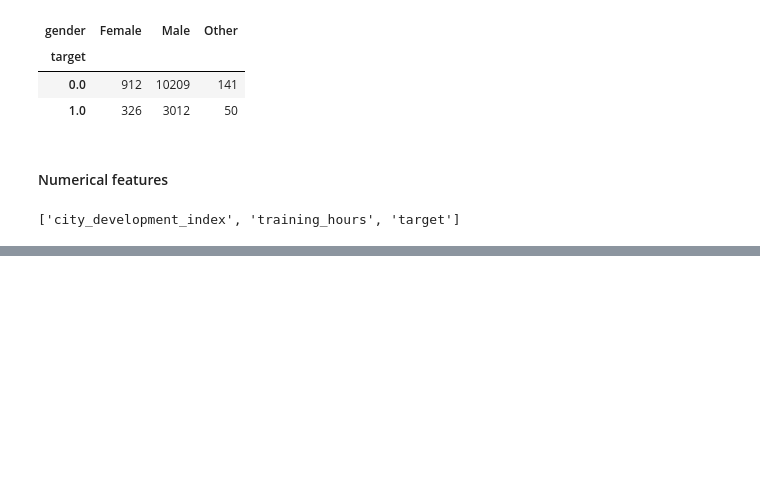
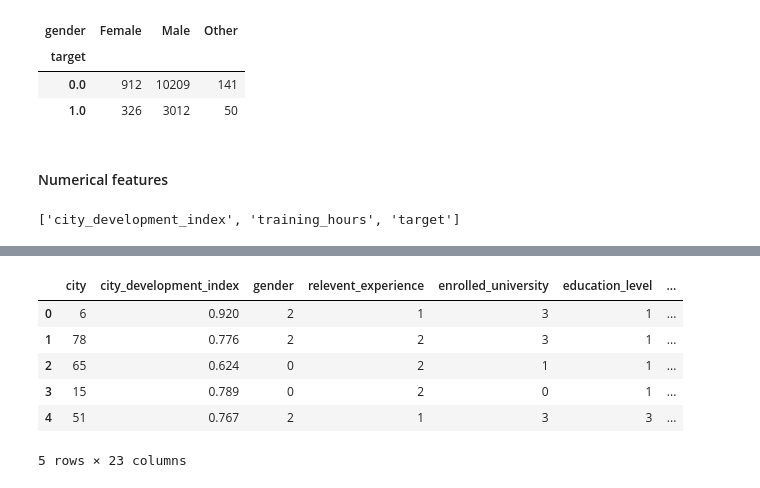
Before and after one commit to Tanishq-19/Data-Science-Job-CHange-Predition, a Jupyter notebook: Data-Science-Job-Change-Prediction.ipynb, the cells around one changed output, grey strips where cells are left out. Cells and saved outputs as stored; diff of their text form; code cells hidden in the pictures; blank space fills up the shorter version.

```diff
--- a/Data-Science-Job-Change-Prediction.ipynb
+++ b/Data-Science-Job-Change-Prediction.ipynb
@@ -228,0 +271,8 @@ numerical_features
+# %%
+# Creating another copy of dataframe
+df_temp = df.copy()
+
+for feature in string_features:
+    df_temp[feature] = df_temp[feature].astype("category").cat.as_ordered()
+
+df_temp.info()
@@ -228,0 +302,10 @@ numerical_features
+# %%
+# Filling the numerical values
+for feature in string_features:
+    # Adding binary column that tells whether this row was missing or not
+    df_temp[feature+"_is_missing"] = pd.isnull(df_temp[feature])
+    # converting categorical data to number and adding 1 to it
+    df_temp[feature] = pd.Categorical(df_temp[feature]).codes+1
+
+# Checking missing values
+df_temp.isna().sum()
@@ -228,0 +330,10 @@ numerical_features
+# %%
+df_temp.head()
+# %% [output]
+|  | city | city_development_index | gender | relevent_experience | enrolled_university | education_level | ... |
+| 0 | 6 | 0.920 | 2 | 1 | 3 | 1 | ... |
+| 1 | 78 | 0.776 | 2 | 2 | 3 | 1 | ... |
+| 2 | 65 | 0.624 | 0 | 2 | 1 | 1 | ... |
+| 3 | 15 | 0.789 | 0 | 2 | 0 | 1 | ... |
+| 4 | 51 | 0.767 | 2 | 1 | 3 | 3 | ... |
+5 rows × 23 columns
```
Also changed, not shown: parts of 23 cells of this notebook.
